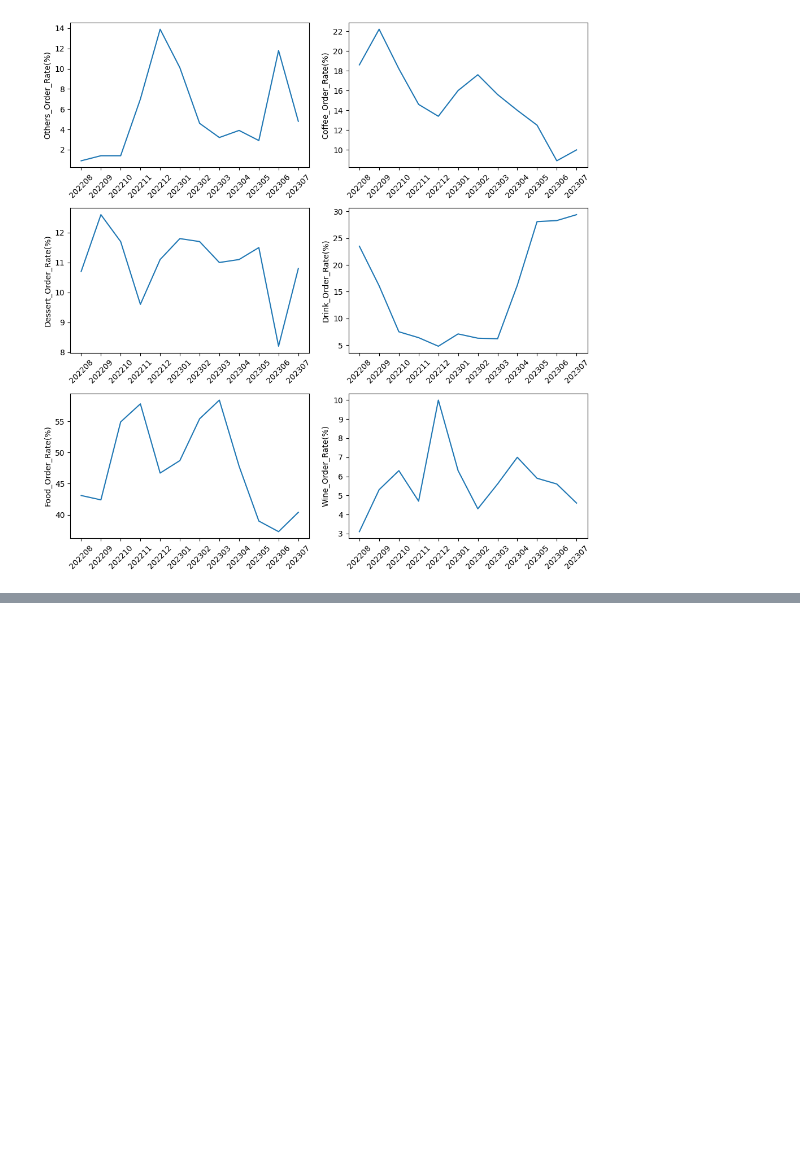
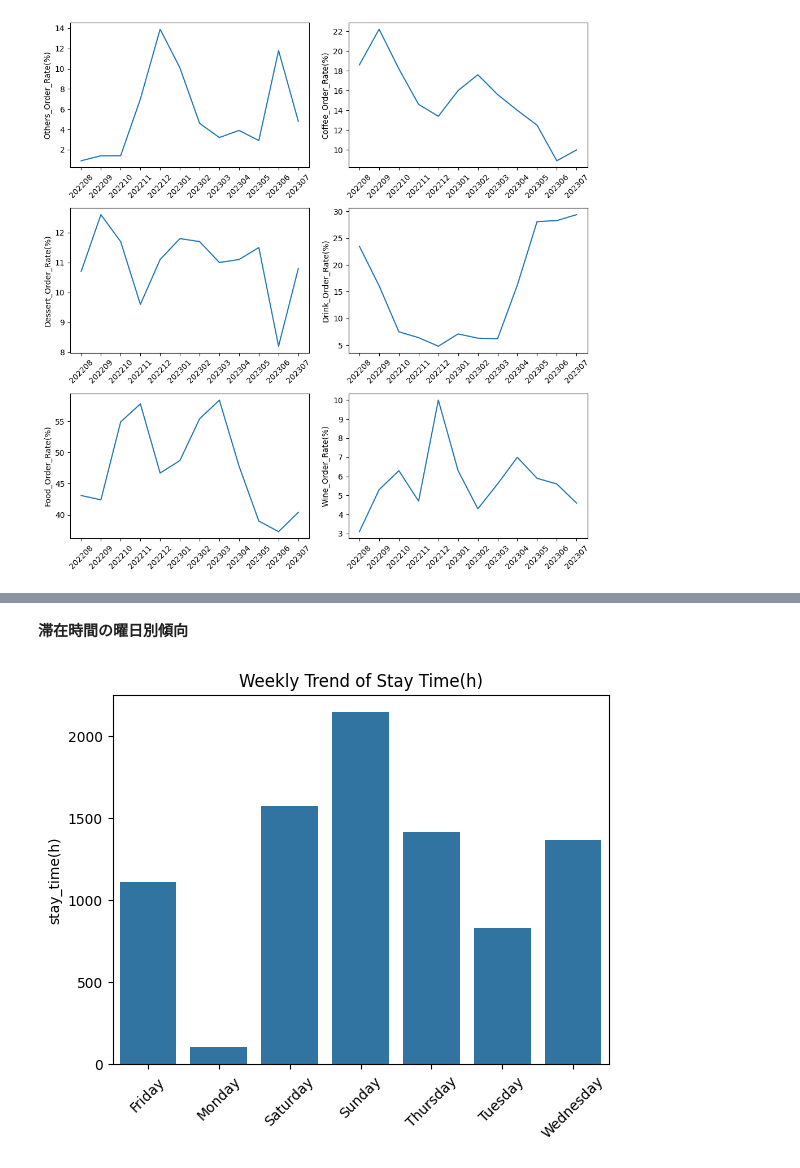
Before and after one commit to YoshiakiAsahara/for-intern, a Jupyter notebook: phase1.ipynb, the cells around one changed output, grey strips where cells are left out. Saved outputs shown, nothing was run; the diff lists cells and outputs as text; code cells hidden in the pictures; blank space fills up the shorter version.

```diff
--- a/phase1.ipynb
+++ b/phase1.ipynb
@@ -591,0 +650,11 @@ plt.show()
+# %% [markdown]
+**滞在時間の曜日別傾向**
+# %%
+#滞在時間の月次データ可視化
+sns.barplot(x='曜日',y='滞在時間',data=weekly_all_df)
+plt.xticks(rotation=45)
+plt.xlabel('')
+plt.ylabel('stay_time(h)')
+plt.title('Weekly Trend of Stay Time(h)');
+# %% [output]
+[figure, added]
```
Also changed, not shown: parts of 14 cells of this notebook.
